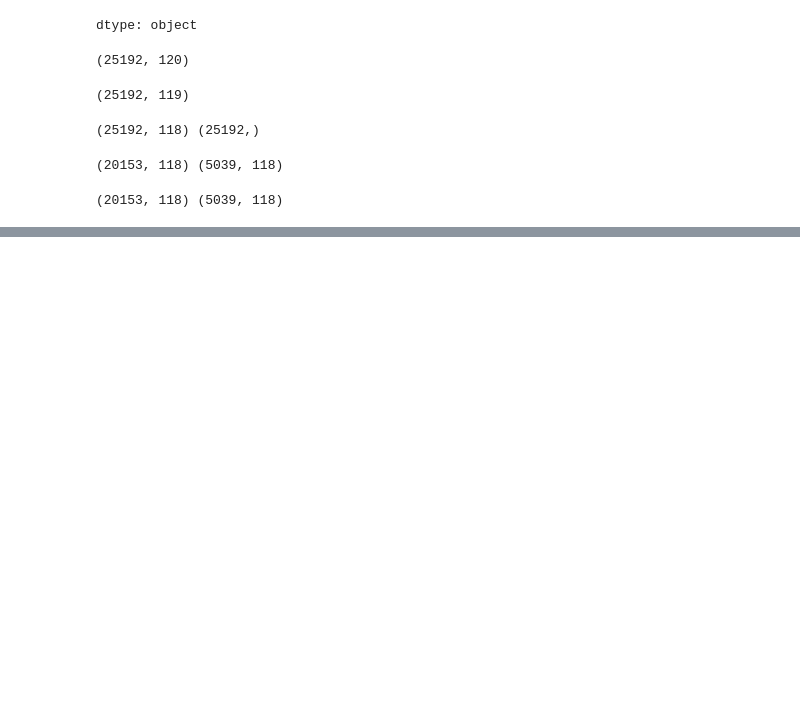
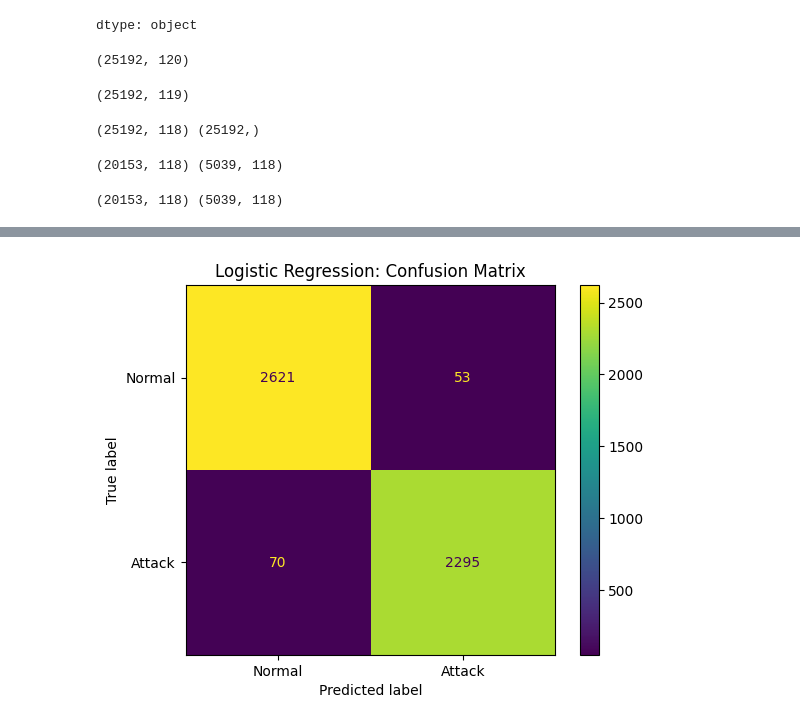
Before and after one commit to samweberds/network-intrusion-detection-nsl-kdd, a Jupyter notebook: 01_data_exploration.ipynb, the cells around one changed output, grey strips where cells are left out. Saved outputs shown, nothing was run; the diff lists cells and outputs as text; code cells hidden in the pictures; blank space fills up the shorter version.

```diff
--- a/01_data_exploration.ipynb
+++ b/01_data_exploration.ipynb
@@ -113,3 +113,8 @@ X_test_scaled = scaler.transform(X_test)
 print(X_train_scaled.shape, X_test_scaled.shape)
 # %% [output]
 (20153, 118) (5039, 118)
+# %%
+from sklearn.linear_model import LogisticRegression
+
+log_model = LogisticRegression(max_iter=1000)
+log_model.fit(X_train_scaled, y_train)
@@ -115,0 +123,3 @@ print(X_train_scaled.shape, X_test_scaled.shape)
+# %%
+y_pred = log_model.predict(X_test_scaled)
+y_pred[:10]
@@ -115,0 +147,9 @@ print(X_train_scaled.shape, X_test_scaled.shape)
+# %%
+from sklearn.metrics import ConfusionMatrixDisplay
+import matplotlib.pyplot as plt
+
+ConfusionMatrixDisplay.from_predictions(y_test, y_pred, display_labels=["Normal", "Attack"])
+plt.title("Logistic Regression: Confusion Matrix")
+plt.show()
+# %% [output]
+[figure, added]
```
Also changed, not shown: parts of 4 cells of this notebook.
